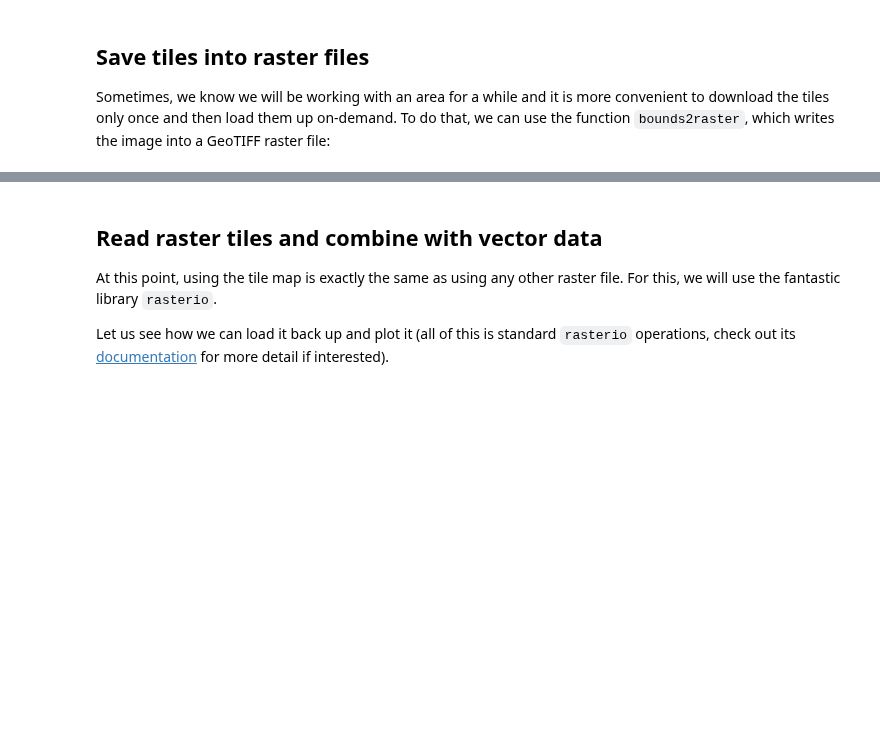
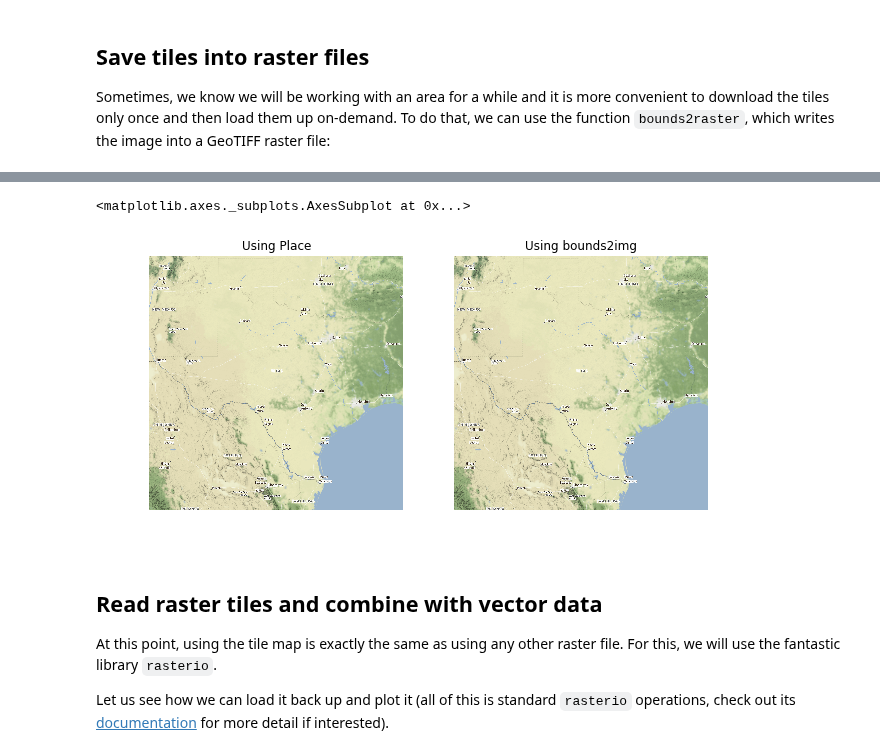
Before and after one commit to geopandas/contextily, a Jupyter notebook: contextily_guide.ipynb, the cells around one changed output, grey strips where cells are left out. Saved outputs shown, nothing was run; the diff lists cells and outputs as text; code cells hidden in the pictures; blank space fills up the shorter version.

```diff
--- a/contextily_guide.ipynb
+++ b/contextily_guide.ipynb
@@ -65,3 +68,19 @@ Wall time: 2.69 s
+# %%
+zoom=7
+loc = ctx.Place("texas", zoom=zoom)
+# %%
+fig, axs = plt.subplots(1, 2, figsize=(10, 5))
+
+# Grab the image associated with this search and plot it
+ctx.plot_map(loc.im, ax=axs[0], title='Using Place')
+
+# Manually find this tile using the Place's bounds
+zoom = ctx.calculate_zoom(loc.w, loc.s, loc.e, loc.n)
+im2, bbox = ctx.bounds2img(loc.w, loc.s, loc.e, loc.n, zoom=zoom, ll=True)
+ctx.plot_map(im2, bbox, ax=axs[1], title='Using bounds2img')
+# %% [output]
+<matplotlib.axes._subplots.AxesSubplot at 0x...>
+[figure, added]
 # %% [markdown]
 ## Read raster tiles and combine with vector data
 
```
Also changed, not shown: parts of 9 cells of this notebook.
